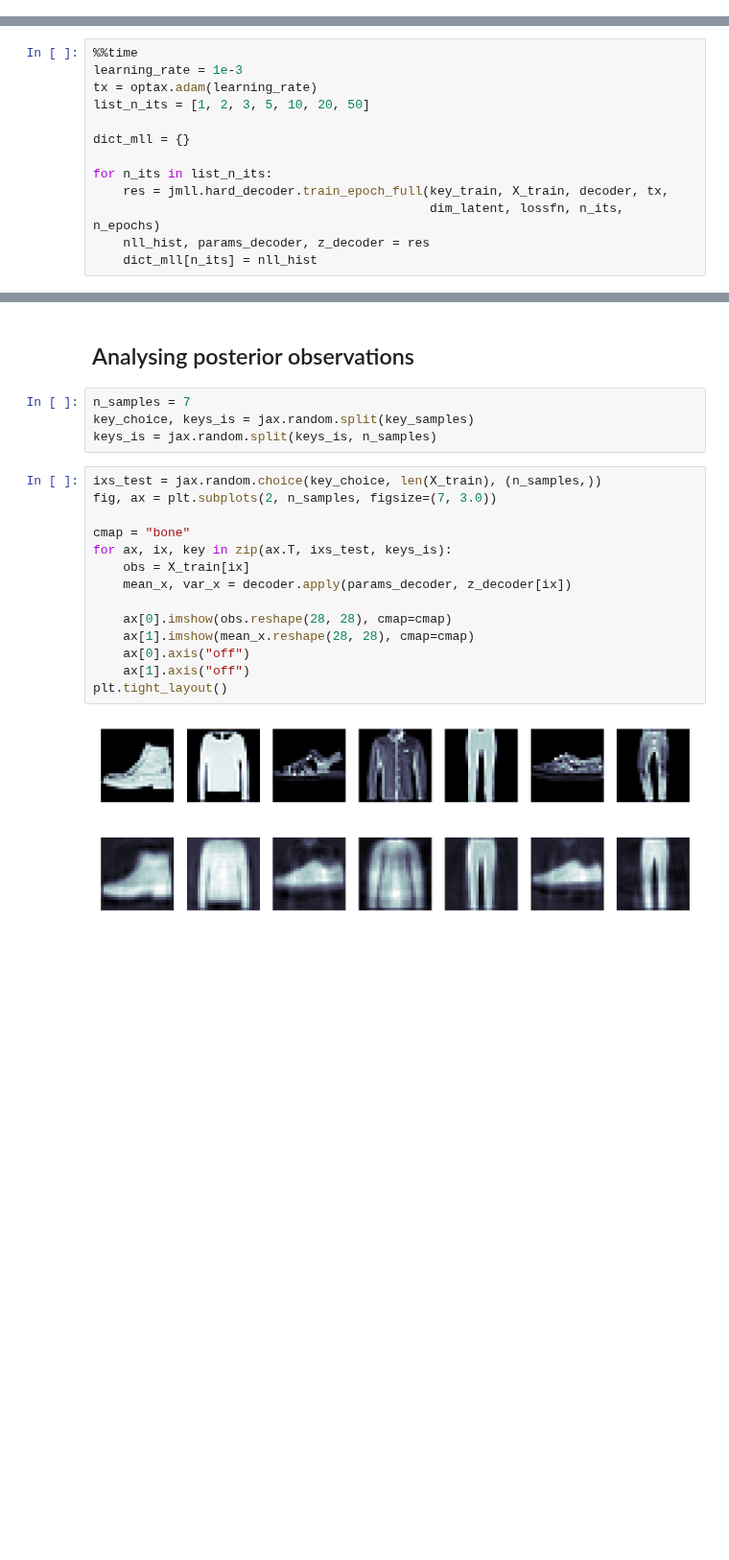
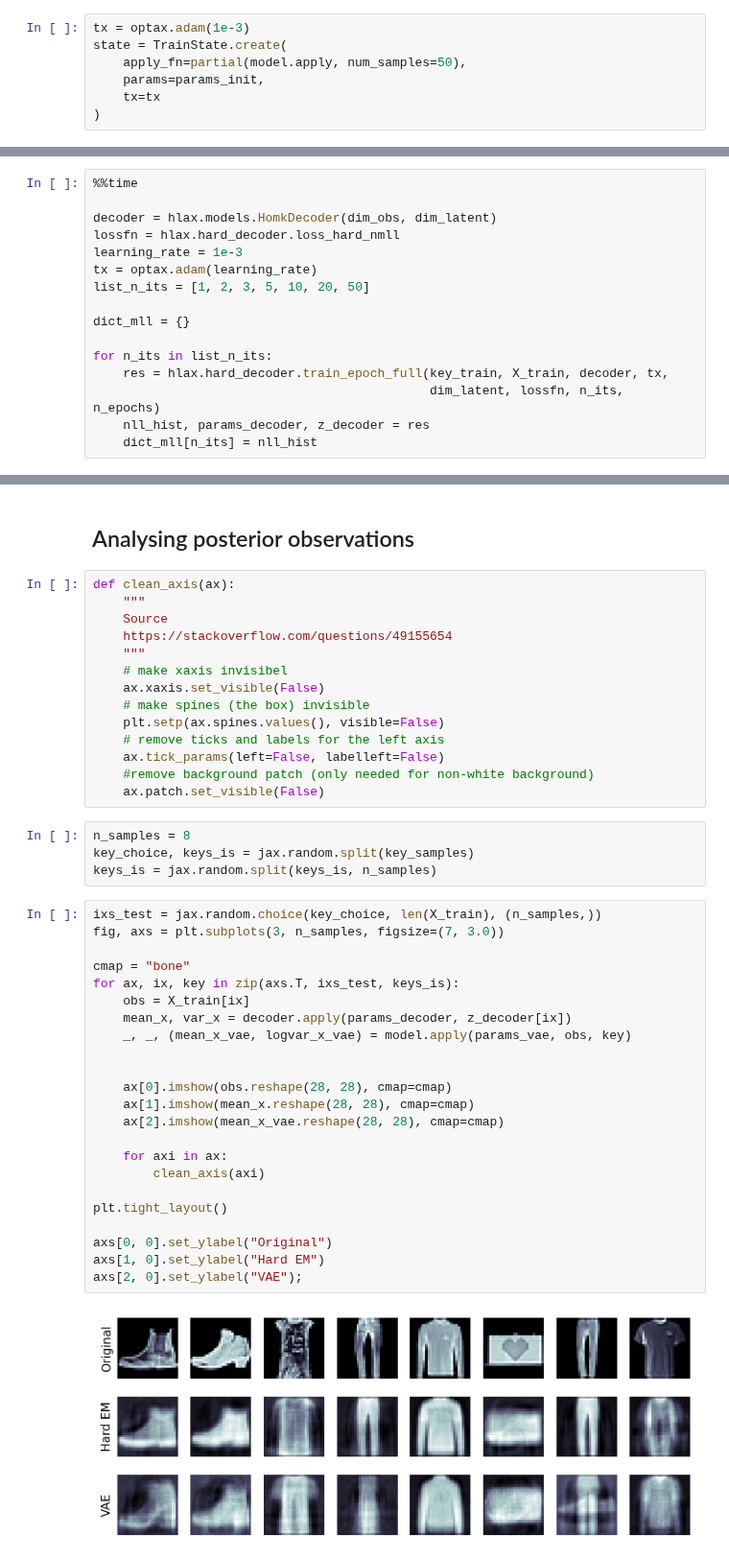
Before and after one commit to gerdm/hard-em-lvm, a Jupyter notebook: notebooks/09-hard-em-fashion-mnist.ipynb, the cells around one changed output, grey strips where cells are left out. Shown at 96% size. Saved outputs shown, nothing was run; the diff lists cells and outputs as text; blank space fills up the shorter version.

Commit message:
feat: 09-hard-em-fashion-mnist

```diff
--- a/notebooks/09-hard-em-fashion-mnist.ipynb
+++ b/notebooks/09-hard-em-fashion-mnist.ipynb
@@ -100,0 +110,7 @@ Text(0.5, 1.0, 'Log-joint')
+# %%
+tx = optax.adam(1e-3)
+state = TrainState.create(
+    apply_fn=partial(model.apply, num_samples=50),
+    params=params_init,
+    tx=tx
+)
@@ -102,6 +135,9 @@ Text(0.5, 1.0, 'Log-joint')
 ## Loss as a function of inner iterations
 # %%
 %%time
+
+decoder = hlax.models.HomkDecoder(dim_obs, dim_latent)
+lossfn = hlax.hard_decoder.loss_hard_nmll
 learning_rate = 1e-3
 tx = optax.adam(learning_rate)
 list_n_its = [1, 2, 3, 5, 10, 20, 50]
@@ -109,7 +145,7 @@ list_n_its = [1, 2, 3, 5, 10, 20, 50]
 dict_mll = {}
 
 for n_its in list_n_its:
-    res = jmll.hard_decoder.train_epoch_full(key_train, X_train, decoder, tx,
+    res = hlax.hard_decoder.train_epoch_full(key_train, X_train, decoder, tx,
                                              dim_latent, lossfn, n_its, n_epochs)
     nll_hist, params_decoder, z_decoder = res
     dict_mll[n_its] = nll_hist
@@ -145,22 +179,45 @@ plt.imshow(jnp.cov(z_decoder.T), cmap="cividis")
 # %% [markdown]
 ## Analysing posterior observations
+# %%
+def clean_axis(ax):
+    """
+    Source
+    https://stackoverflow.com/questions/49155654
+    """
+    # make xaxis invisibel
+    ax.xaxis.set_visible(False)
+    # make spines (the box) invisible
+    plt.setp(ax.spines.values(), visible=False)
+    # remove ticks and labels for the left axis
+    ax.tick_params(left=False, labelleft=False)
+    #remove background patch (only needed for non-white background)
+    ax.patch.set_visible(False)
 # %%
-n_samples = 7
+n_samples = 8
 key_choice, keys_is = jax.random.split(key_samples)
 keys_is = jax.random.split(keys_is, n_samples)
 # %%
 ixs_test = jax.random.choice(key_choice, len(X_train), (n_samples,))
-fig, ax = plt.subplots(2, n_samples, figsize=(7, 3.0))
+fig, axs = plt.subplots(3, n_samples, figsize=(7, 3.0))
 
 cmap = "bone"
-for ax, ix, key in zip(ax.T, ixs_test, keys_is):
+for ax, ix, key in zip(axs.T, ixs_test, keys_is):
     obs = X_train[ix]
     mean_x, var_x = decoder.apply(params_decoder, z_decoder[ix])
+    _, _, (mean_x_vae, logvar_x_vae) = model.apply(params_vae, obs, key)
+
 
     ax[0].imshow(obs.reshape(28, 28), cmap=cmap)
     ax[1].imshow(mean_x.reshape(28, 28), cmap=cmap)
-    ax[0].axis("off")
-    ax[1].axis("off")
+    ax[2].imshow(mean_x_vae.reshape(28, 28), cmap=cmap)
+
+    for axi in ax:
+        clean_axis(axi)
+
 plt.tight_layout()
+
+axs[0, 0].set_ylabel("Original")
+axs[1, 0].set_ylabel("Hard EM")
+axs[2, 0].set_ylabel("VAE");
 # %% [output]
-[figure, old version]
+[figure, new version]
```
Also changed, not shown: parts of 19 cells of this notebook.
